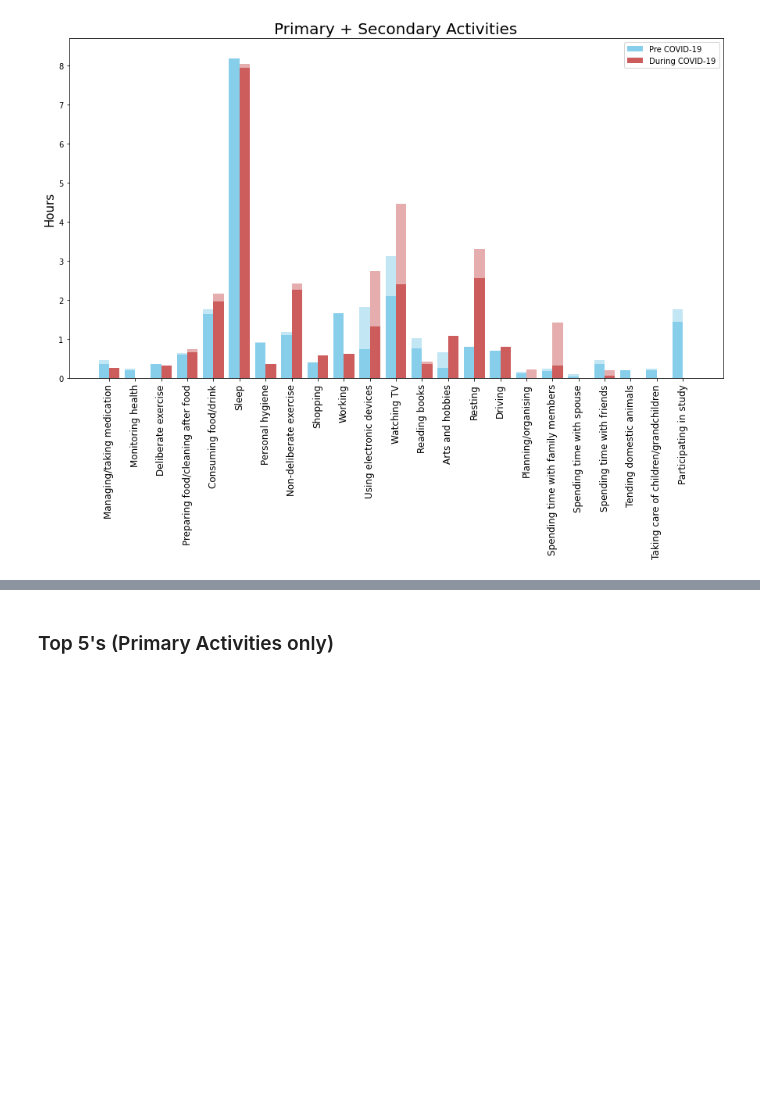
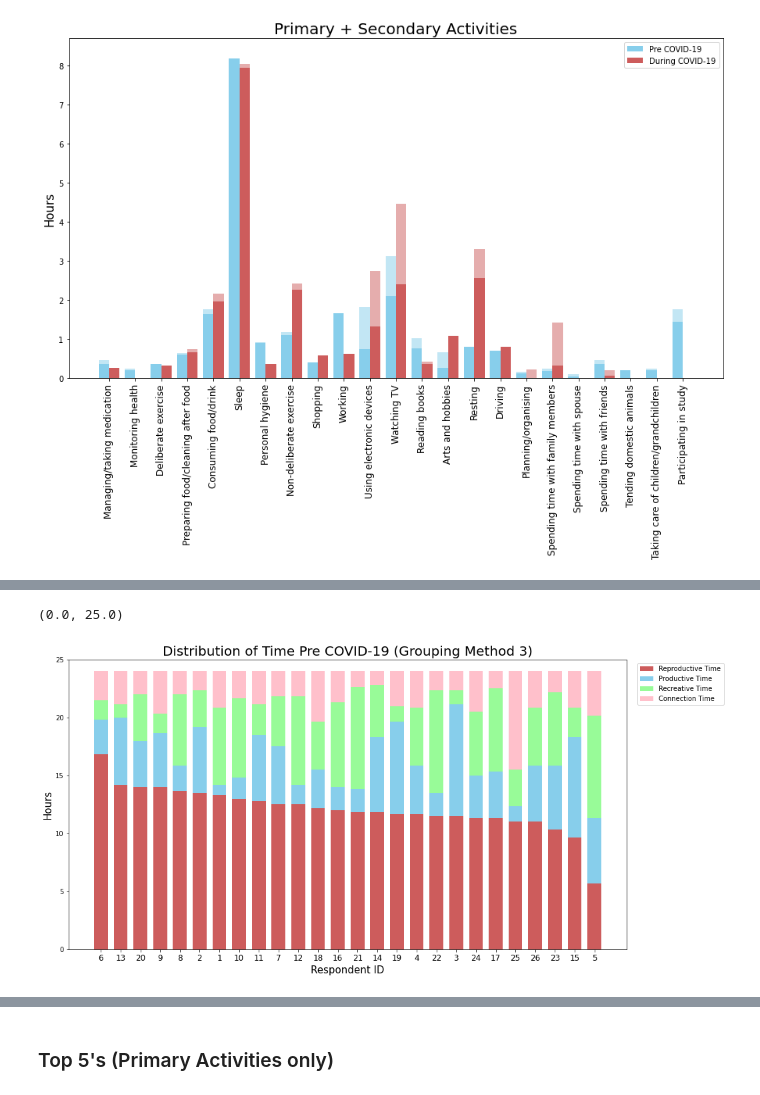
Before and after one commit to tommiehayes/Time-use-Analysis, a Jupyter notebook: Time use Analysis.ipynb, the cells around one changed output, grey strips where cells are left out. Saved outputs shown, nothing was run; the diff lists cells and outputs as text; code cells hidden in the pictures; blank space fills up the shorter version.

```diff
--- a/Time use Analysis.ipynb
+++ b/Time use Analysis.ipynb
@@ -118,0 +221,43 @@ plt.ylim(0, 8.7)
+# %%
+#Sorting by descending order of 'Reproductive Time'
+_p1 = pre_g3_1.sort_values(ascending=False)
+_p2 = pre_g3_2.reindex(_p1.index)
+_p3 = pre_g3_3.reindex(_p1.index)
+_p4 = pre_g3_4.reindex(_p1.index)
+
+_d1 = dur_g3_1.sort_values(ascending=False)
+_d2 = dur_g3_2.reindex(_d1.index)
+_d3 = dur_g3_3.reindex(_d1.index)
+_d4 = dur_g3_4.reindex(_d1.index)
+
+#Converting to numpy arrays to display on stacked bar chart
+p1 = np.array(_p1)
+p2 = np.array(_p2)
+p3 = np.array(_p3)
+p4 = np.array(_p4)
+
+d1 = np.array(_d1)
+d2 = np.array(_d2)
+d3 = np.array(_d3)
+d4 = np.array(_d4)
+# %%
+#Grouping method 3 plot Pre
+fig, ax = plt.subplots(figsize=(15, 8))
+x = np.arange(len(p1))
+width=0.7
+
+plot1 = ax.bar(x, p1, width, color='indianred', label='Reproductive Time')
+plot2 = ax.bar(x, p2, width, bottom=p1, color='skyblue', label='Productive Time')
+plot3 = ax.bar(x, p3, width, bottom=p1+p2, color='palegreen', label='Recreative Time')
+plot4 = ax.bar(x, p4, width, bottom=p1+p2+p3, color='pink', label='Connection Time')
+
+ax.set_xticks(x)
+ax.set_xticklabels(_p1.index, size=12)
+ax.set_title('Distribution of Time Pre COVID-19 (Grouping Method 3)', size=20)
+ax.set_ylabel('Hours', size=15)
+ax.set_xlabel('Respondent ID', size=15)
+ax.legend(loc=1, bbox_to_anchor=(1.18, 1))
+plt.ylim(0, 25)
+# %% [output]
+(0.0, 25.0)
+[figure, added]
```
Also changed, not shown: parts of 10 cells of this notebook.
